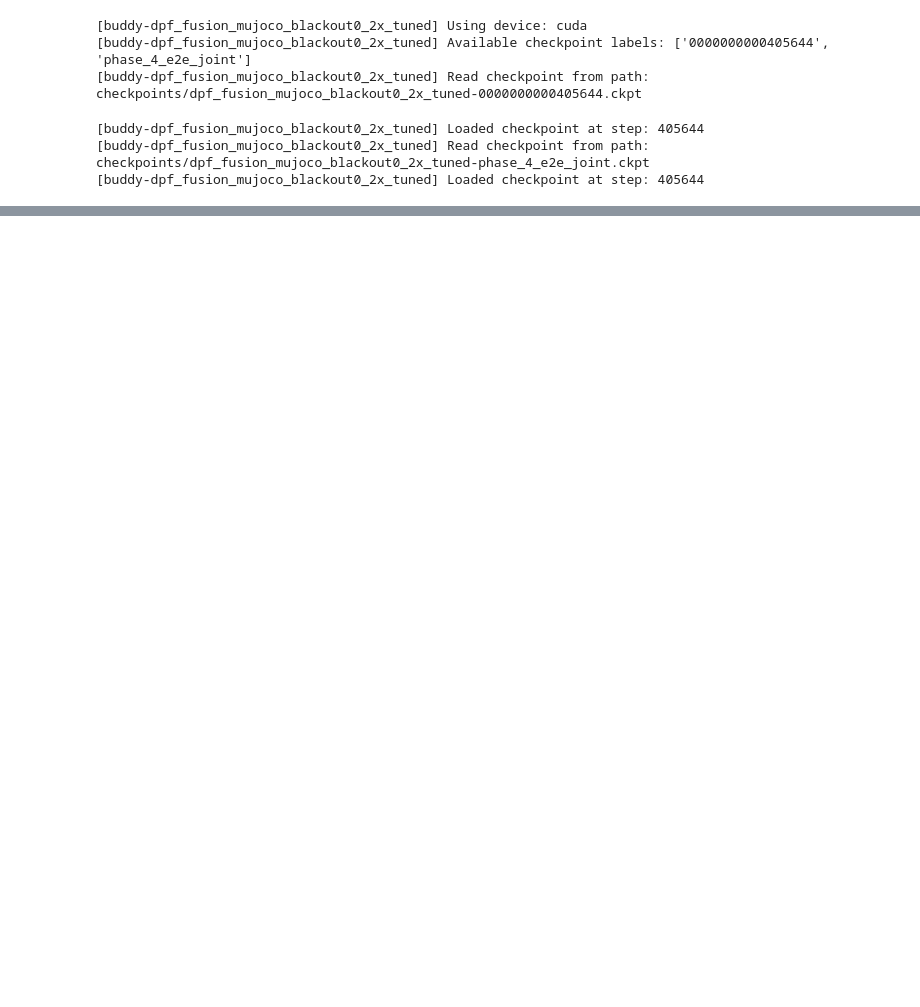
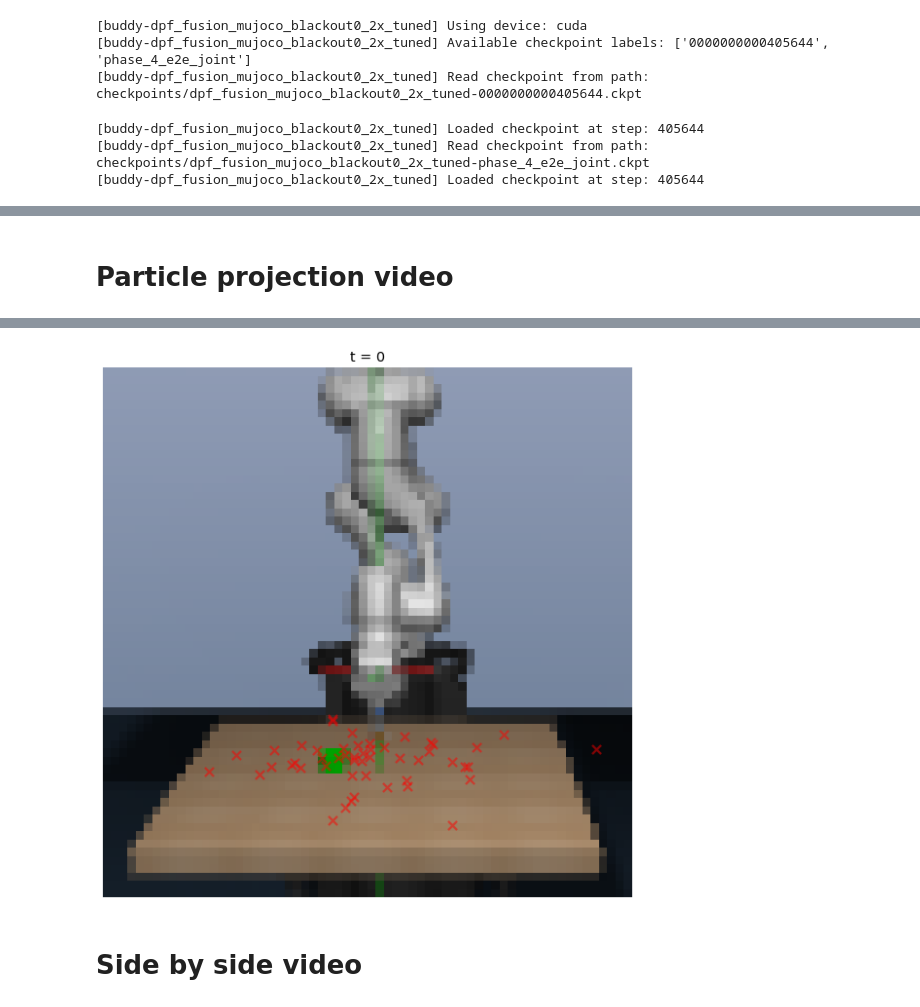
Before and after one commit to HaoWen470/crossmodal_filtering1, a Jupyter notebook: plot_curves_dpf.ipynb, the cells around one changed output, grey strips where cells are left out. Cells and saved outputs as stored; diff of their text form; code cells hidden in the pictures; blank space fills up the shorter version.

```diff
--- a/plot_curves_dpf.ipynb
+++ b/plot_curves_dpf.ipynb
@@ -431,0 +443,55 @@ with traj_file:
+# %% [markdown]
+# Particle projection video
+# %%
+import numpy as np
+import matplotlib.pyplot as plt
+from matplotlib.animation import FuncAnimation
+from IPython.display import HTML
+
+for i, (pred, actual, particles, weights, image_betas, force_betas) in enumerate(
+        zip(predicted_states, actual_states, particles_history, weights_history, image_beta_history, force_beta_history)):
+
+    fig, ax = plt.subplots(figsize=(10, 10))
+    particle_scatter = plt.scatter([], [], alpha=0.5, c='r', marker='x')
+
+    start_row = 20
+    start_col = 8
+    size = 64
+    def get_image(t):
+        return observations['raw_image'][t,start_row:start_row+size,start_col:start_col+size,:]
+    def get_particles(t):
+        X = particles[t, :, 0] - 0.5 # offset from mujoco set_origin() in robosuite env
+        Y = particles[t, :, 1] + 0.3 # offset from mujoco set_origin() in robosuite env
+        Z = np.zeros_like(X) + 0.83419937 # offset by table height
+        XYZ_world = np.stack([X, Y, Z], axis=-1)
+        XYZ_camera = XYZ_world @ R_camera_world.T + t_camera_world + np.array([0,0,0])
+        x, y = project(XYZ_camera[:,0], XYZ_camera[:,1], XYZ_camera[:,2])
+        x -= start_col
+        y -= start_row
+        mask = np.logical_and(
+            x >= 0,
+            np.logical_and(
+                x <= size,
+                np.logical_and(
+                    y >= 0,
+                    y <= size
+                )
+            )
+        )
+        output = np.vstack((x[mask], y[mask])).T
+        assert output.shape[1] == 2 # output should be N x 2
+        return output
+
+    image = ax.imshow(get_image(0))
+    ax.invert_yaxis()
+    ax.set_axis_off()
+
+    def update(timestep):
+        ax.set_title(f"t = {timestep}")
+        particle_scatter.set_offsets(get_particles(timestep))
+        image.set_array(get_image(timestep))
+
+
+    ani = FuncAnimation(fig, update, interval=100, frames=timesteps)
+HTML(ani.to_html5_video())
+# %% [output]
@@ -431,0 +499,3 @@ with traj_file:
+[figure, added]
+# %% [markdown]
+# Side by side video
```
Also changed, not shown: parts of 15 cells of this notebook.
